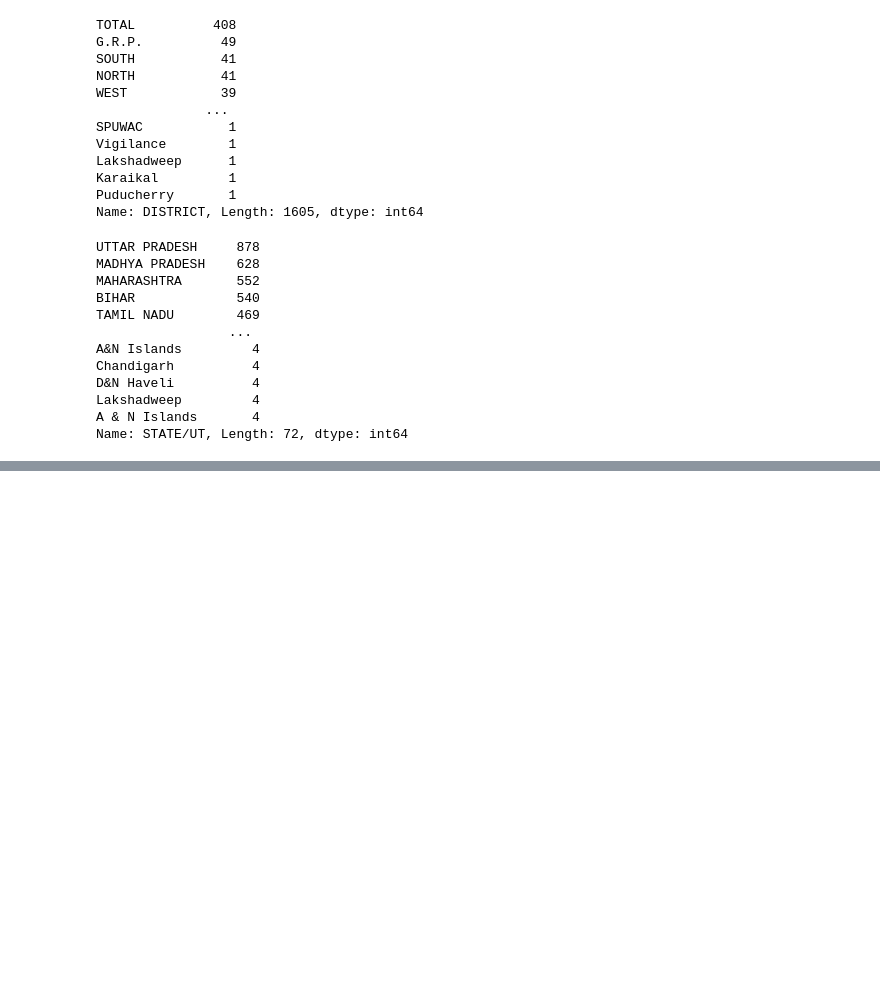
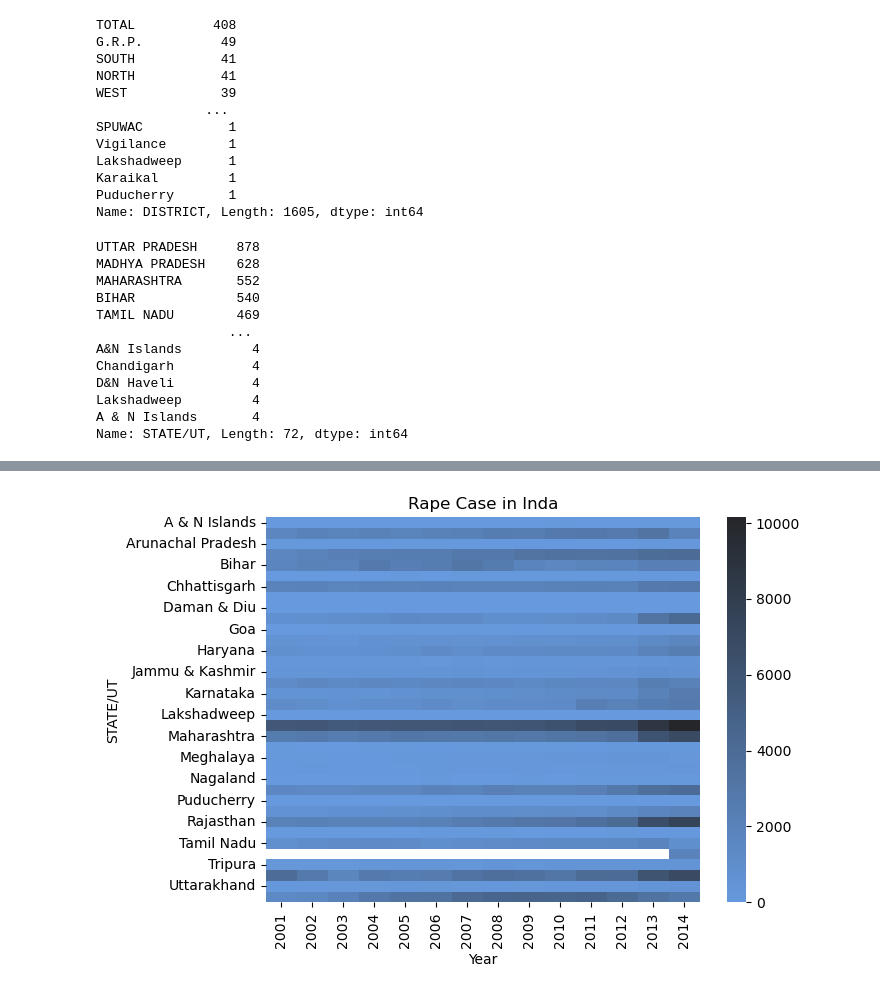
Before and after one commit to ramashish786/Analysis-of-Crime-Against-Women, a Jupyter notebook: Crime Against Women in India Visualisation.ipynb, the cells around one changed output, grey strips where cells are left out. Cells and saved outputs as stored; diff of their text form; code cells hidden in the pictures; blank space fills up the shorter version.

```diff
--- a/Crime Against Women in India Visualisation.ipynb
+++ b/Crime Against Women in India Visualisation.ipynb
@@ -321,0 +224,4 @@ sns.heatmap(df_heatmap,cmap=cmap_apalatte) #cmap="crest"
+# %%
+rp_df = df[df['Crime']=='Rape']
+# %%
+df_heatmap = rp_df.groupby(['STATE/UT','Year'])['Case'].sum().reset_index()
@@ -321,0 +237,10 @@ sns.heatmap(df_heatmap,cmap=cmap_apalatte) #cmap="crest"
+# %%
+df_heatmap = df_heatmap.pivot(index='STATE/UT',columns='Year',values='Case')
+# %%
+plt.figure(figsize=(7,5))
+cmap_apalatte =sns.dark_palette("#69d", reverse=True, as_cmap=True) # sns.color_palette("crest", as_cmap=True) | sns.cubehelix_palette(as_cmap=True)
+sns.heatmap(df_heatmap,cmap=cmap_apalatte) #cmap="crest"
+plt.title("Rape Case in Inda")
+plt.show()
+# %% [output]
+[figure, added]
```
Also changed, not shown: parts of 83 cells of this notebook, 1 other file.
